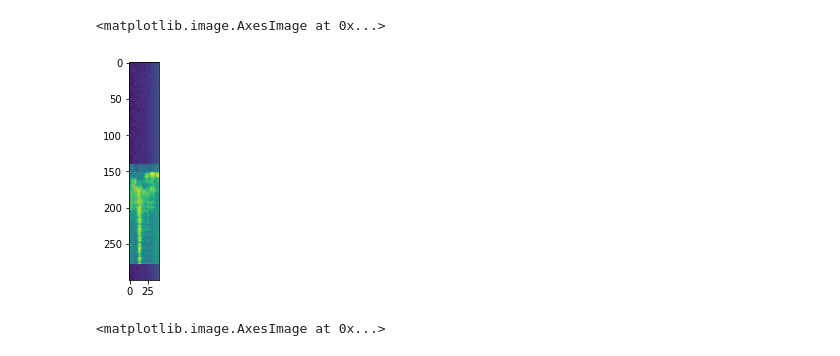
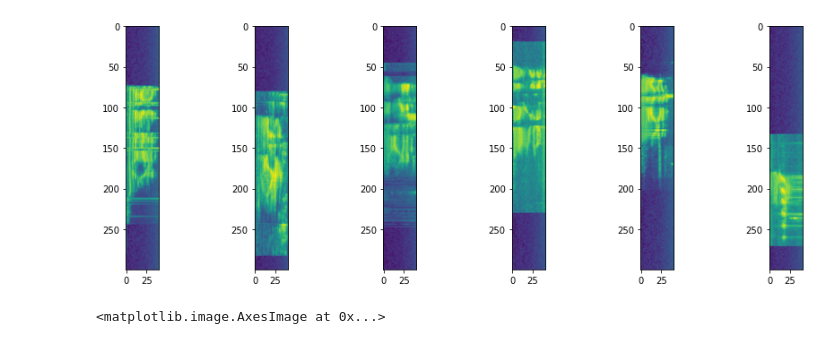
Before and after one commit to MichaelCheung105/speech-to-intent, a Jupyter notebook: notebook/Data Exploration.ipynb, the cells around one changed output. Drawn from its saved outputs; the diff is of its cells as text; code cells hidden in the pictures.

Commit message:
Update data exploratino notebook

```diff
--- a/notebook/Data Exploration.ipynb
+++ b/notebook/Data Exploration.ipynb
@@ -15,4 +16,4 @@ sys.path.append(os.environ['FLUENT_HOME'] + '\\src')
 # %%
-# read data
-sampled, labels = Runner.read_data('train')
+# Read data
+train_x, train_y = DataHandler.read_data('train')
 # %% [output]
@@ -19,0 +28,5 @@ sampled, labels = Runner.read_data('train')
+# %%
+# Read prediction_df
+HOME_PATH = os.environ['FLUENT_HOME']
+pred_df = pd.read_csv(f"{HOME_PATH}/result/predictions/{exp_id}_predictions_df.csv")
+pred_df.head()
@@ -19,0 +40,4 @@ sampled, labels = Runner.read_data('train')
+# %%
+filtered_df = pred_df[pred_df.dataset != 'test']
+list_of_true_11_pred_12 = filtered_df[(filtered_df.label == 11) & (filtered_df.prediced_class == 12)]
+list_of_true_12_pred_11 = filtered_df[(filtered_df.label == 12) & (filtered_df.prediced_class == 11)]
@@ -19,0 +50,7 @@ sampled, labels = Runner.read_data('train')
+# %%
+ncols=6
+fig, axes = plt.subplots(ncols=ncols, figsize=(15,5))
+for i, index in enumerate(list_of_true_11_pred_12.indices):
+    _ = axes[i].imshow(train_x[index])
+    if i == ncols-1:
+        break
@@ -20,8 +59,12 @@ sampled, labels = Runner.read_data('train')
 # %%
-plt.imshow(sampled[labels == 11][1])
+ncols=6
+fig, axes = plt.subplots(ncols=ncols, figsize=(15,5))
+for i, index in enumerate(list_of_true_12_pred_11.indices):
+    _ = axes[i].imshow(train_x[index])
+    if i == ncols-1:
+        break
 # %% [output]
-<matplotlib.image.AxesImage at 0x...>
-[figure, old version]
+[figure, new version]
 # %%
 plt.imshow(sampled[labels == 12][5])
 # %% [output]
```
Also changed, not shown: parts of 9 cells of this notebook.
